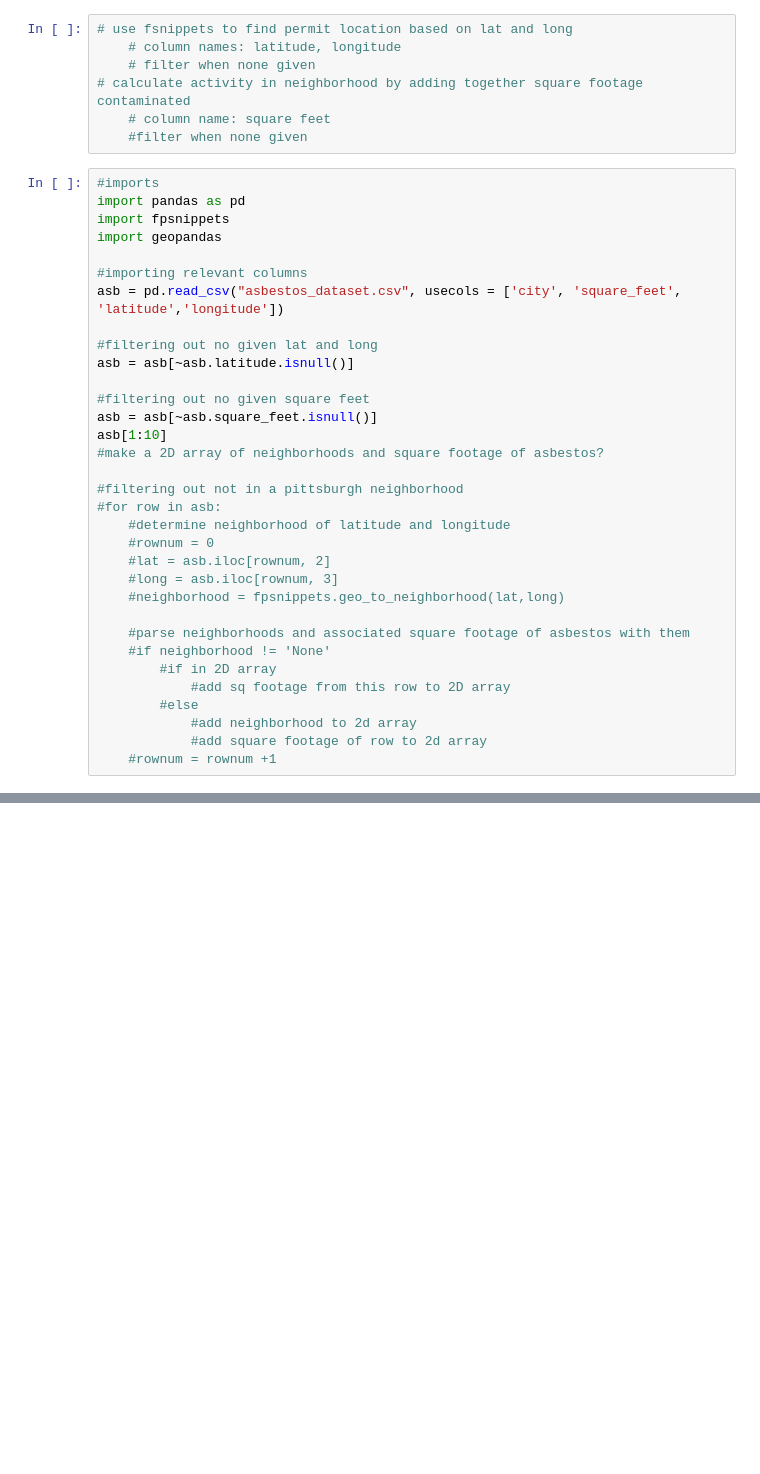
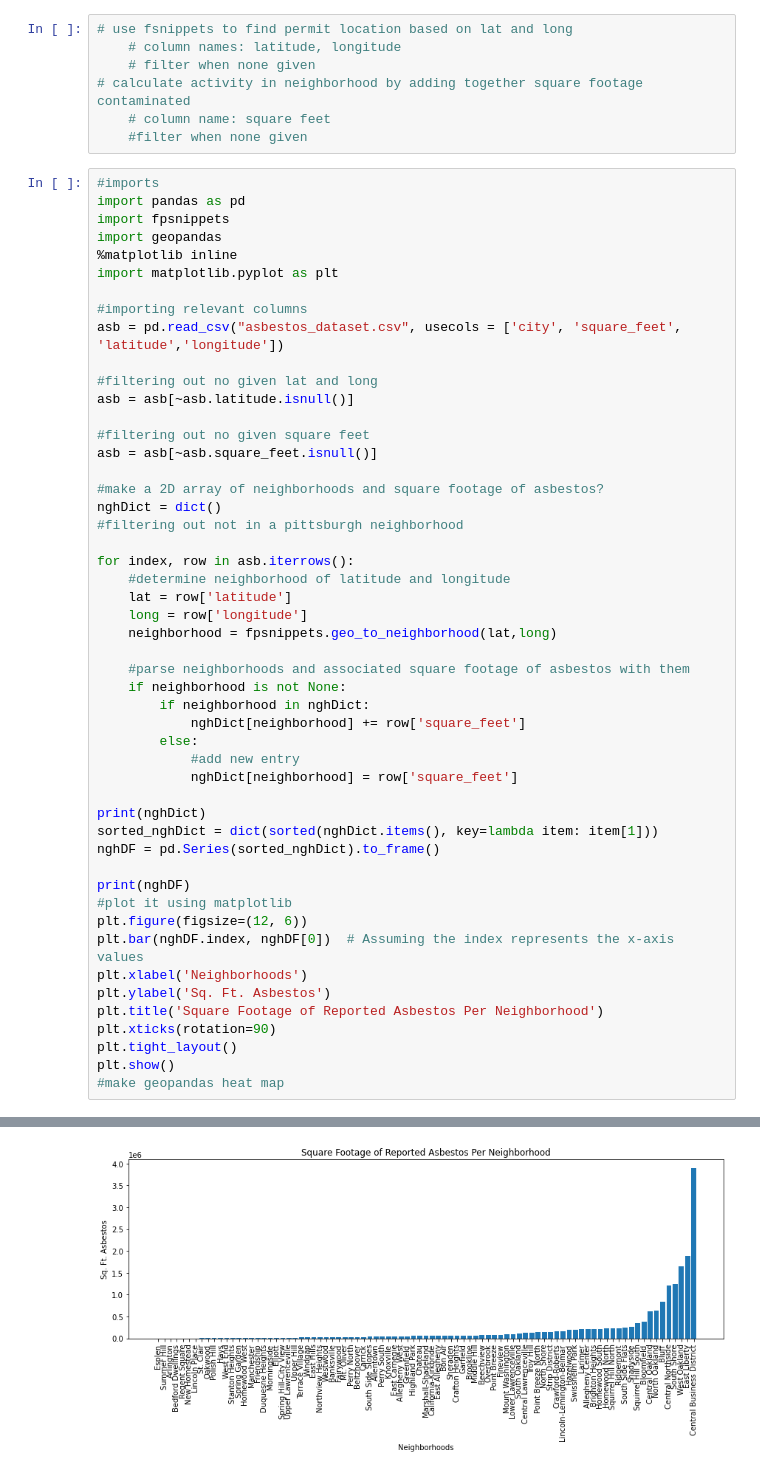
Before and after one commit to fierensk/final_project_0010, a Jupyter notebook: asbestos.ipynb, the cells around one changed output, grey strips where cells are left out. Saved outputs shown, nothing was run; the diff lists cells and outputs as text; blank space fills up the shorter version.

Commit message:
asbestos data extracted and graphed by neighborhood

```diff
--- a/asbestos.ipynb
+++ b/asbestos.ipynb
@@ -10,6 +10,8 @@
 import pandas as pd
 import fpsnippets
 import geopandas
+%matplotlib inline
+import matplotlib.pyplot as plt
 
 #importing relevant columns
 asb = pd.read_csv("asbestos_dataset.csv", usecols = ['city', 'square_feet', 'latitude','longitude'])
@@ -19,23 +21,38 @@ asb = asb[~asb.latitude.isnull()]
 
 #filtering out no given square feet
 asb = asb[~asb.square_feet.isnull()]
-asb[1:10]
+
 #make a 2D array of neighborhoods and square footage of asbestos?
+nghDict = dict()
+#filtering out not in a pittsburgh neighborhood
 
-#filtering out not in a pittsburgh neighborhood
-#for row in asb:
+for index, row in asb.iterrows():
     #determine neighborhood of latitude and longitude
-    #rownum = 0
-    #lat = asb.iloc[rownum, 2]
-    #long = asb.iloc[rownum, 3]
-    #neighborhood = fpsnippets.geo_to_neighborhood(lat,long)
+    lat = row['latitude']
+    long = row['longitude']
+    neighborhood = fpsnippets.geo_to_neighborhood(lat,long)
 
     #parse neighborhoods and associated square footage of asbestos with them
-    #if neighborhood != 'None'
-        #if in 2D array
-            #add sq footage from this row to 2D array
-        #else
-            #add neighborhood to 2d array
-            #add square footage of row to 2d array
-    #rownum = rownum +1
+    if neighborhood is not None:
+        if neighborhood in nghDict:
+            nghDict[neighborhood] += row['square_feet']
+        else:
+            #add new entry
+            nghDict[neighborhood] = row['square_feet']
+
+print(nghDict)
+sorted_nghDict = dict(sorted(nghDict.items(), key=lambda item: item[1]))
+nghDF = pd.Series(sorted_nghDict).to_frame()
+
+print(nghDF)
+#plot it using matplotlib
+plt.figure(figsize=(12, 6))
+plt.bar(nghDF.index, nghDF[0])  # Assuming the index represents the x-axis values
+plt.xlabel('Neighborhoods')
+plt.ylabel('Sq. Ft. Asbestos')
+plt.title('Square Footage of Reported Asbestos Per Neighborhood')
+plt.xticks(rotation=90)
+plt.tight_layout()
+plt.show()
+#make geopandas heat map
 # %% [output]
@@ -51,0 +74 @@ asb[1:10]
+[figure, added]
```
Also changed, not shown: parts of 1 cell of this notebook.
